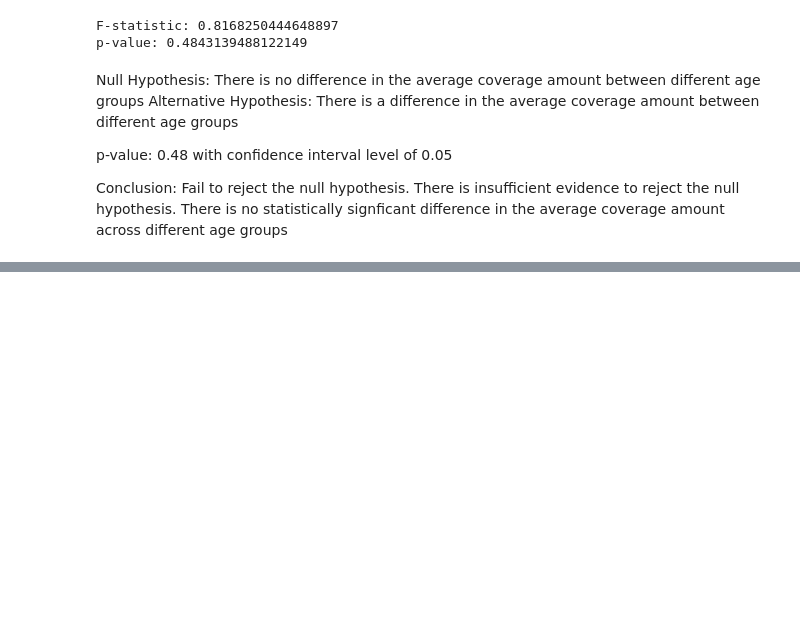
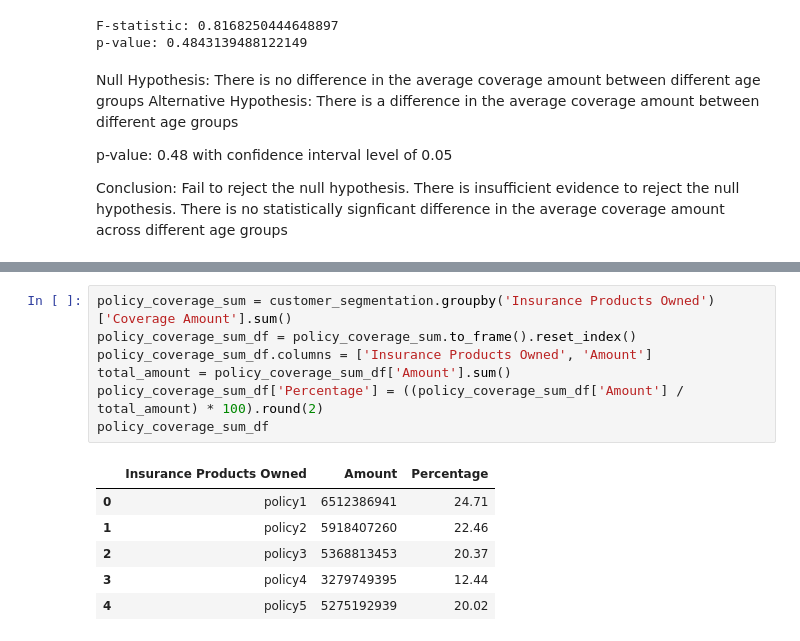
Before and after one commit to cecestreet/UCB-Project-One, a Jupyter notebook: Customer_Segmentation_Analysis_Group.ipynb, the cells around one changed output, grey strips where cells are left out. Cells and saved outputs as stored; diff of their text form; blank space fills up the shorter version.

```diff
--- a/Customer_Segmentation_Analysis_Group.ipynb
+++ b/Customer_Segmentation_Analysis_Group.ipynb
@@ -493,0 +568,14 @@ Conclusion: Fail to reject the null hypothesis. There is insufficient evidence t
+# %%
+policy_coverage_sum = customer_segmentation.groupby('Insurance Products Owned')['Coverage Amount'].sum()
+policy_coverage_sum_df = policy_coverage_sum.to_frame().reset_index()
+policy_coverage_sum_df.columns = ['Insurance Products Owned', 'Amount']
+total_amount = policy_coverage_sum_df['Amount'].sum()
+policy_coverage_sum_df['Percentage'] = ((policy_coverage_sum_df['Amount'] / total_amount) * 100).round(2)
+policy_coverage_sum_df
+# %% [output]
+|  | Insurance Products Owned | Amount | Percentage |
+| 0 | policy1 | 6512386941 | 24.71 |
+| 1 | policy2 | 5918407260 | 22.46 |
+| 2 | policy3 | 5368813453 | 20.37 |
+| 3 | policy4 | 3279749395 | 12.44 |
+| 4 | policy5 | 5275192939 | 20.02 |
```
Also changed, not shown: parts of 17 cells of this notebook, 14 other files.
